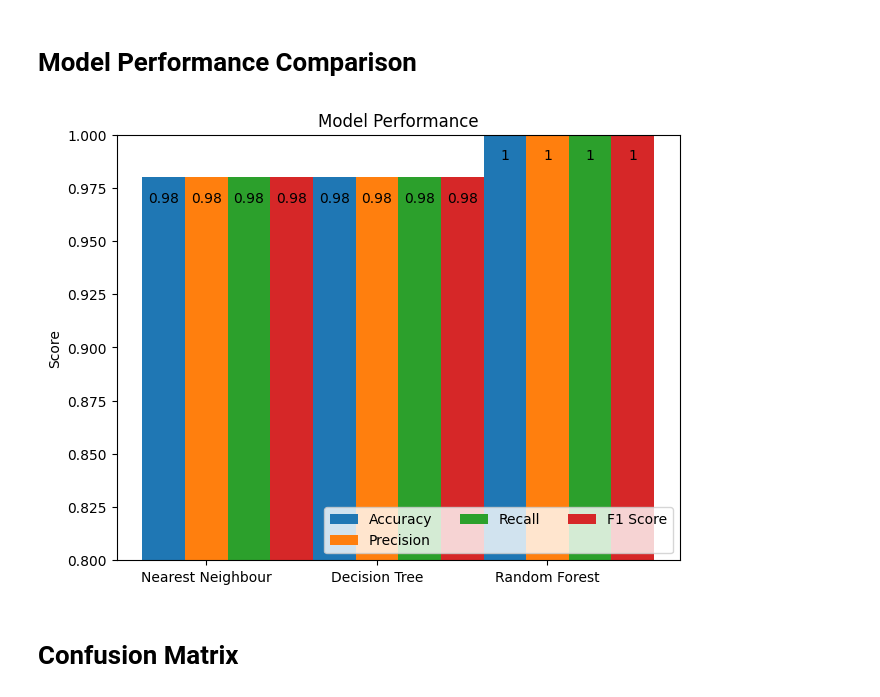
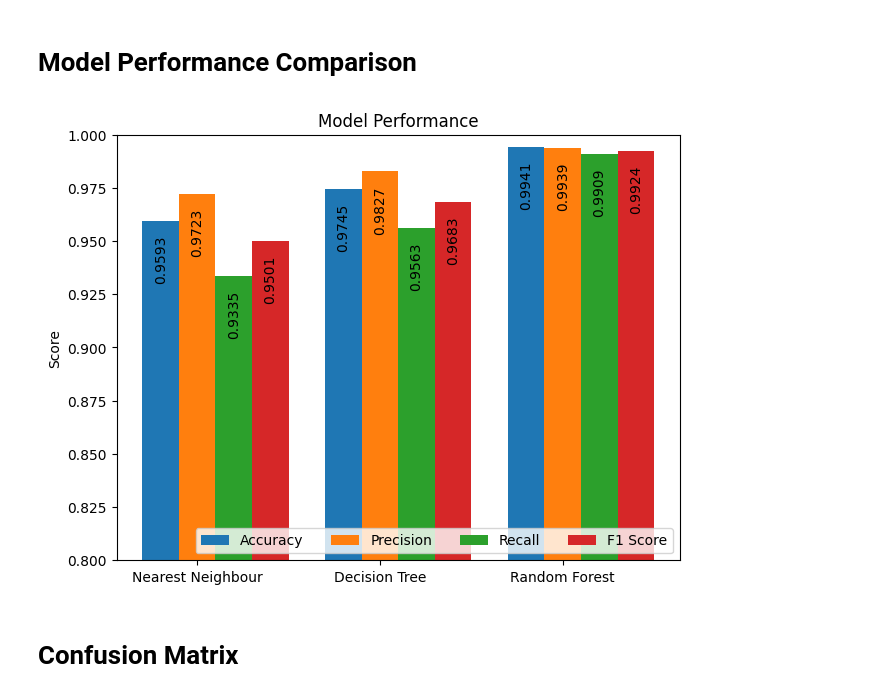
Before and after one commit to LikeMattorSomething/FutureTalentsProjects, a Jupyter notebook: GraceDataMLTests_V2.ipynb, the cells around one changed output. Saved outputs shown, nothing was run; the diff lists cells and outputs as text; code cells hidden in the pictures.

```diff
--- a/GraceDataMLTests_V2.ipynb
+++ b/GraceDataMLTests_V2.ipynb
@@ -155,35 +161,37 @@ weighted avg       1.00      1.00      1.00      1684
 # %%
 import matplotlib.pyplot as plt
 import numpy as np
 
 
 
 
 Models = ("Nearest Neighbour","Decision Tree","Random Forest")
-ModelPerformance = {'Accuracy':(0.98,0.98,1),'Precision':(0.98,0.98,1),'Recall':(0.98,0.98,1),'F1 Score':(0.98,0.98,1)}
+#ModelPerformance = {'Accuracy':(0.98,0.98,1),'Precision':(0.981,0.98,1),'Recall':(0.981,0.98,1),'F1 Score':(0.981,0.98,1)}
+ModelPerformance = {'Accuracy':(0.9593,0.9745,0.9941),'Precision':(0.9723,0.9827,0.9939),'Recall':(0.9335,0.9563,0.9909),'F1 Score':(0.9501,0.9683,0.9924)}
 
 x = np.arange(len(Models))
-width=0.25
+#width=0.25
+width=0.20
 multiplier = 0
 
 fig, ax = plt.subplots(layout='constrained')
 
 for attribute, measurement in ModelPerformance.items():
     offset = width * multiplier
     rects = ax.bar(x + offset, measurement, width, label=attribute)
-    ax.bar_label(rects, padding=-20)
+    ax.bar_label(rects, padding=-45,rotation=90)
     multiplier += 1
 
 # Add some text for labels, title and custom x-axis tick labels, etc.
 ax.set_ylabel('Score')
 ax.set_title('Model Performance')
 ax.set_xticks(x + width, Models)
-ax.legend(loc='lower right', ncols=3)
+ax.legend(loc='lower right', ncols=4)
 ax.set_ylim(0.8, 1)
 
 plt.show()
 # %% [output]
-[figure, old version]
+[figure, new version]
 # %% [markdown]
 # Confusion Matrix
 # %%
```
Also changed, not shown: parts of 2 cells of this notebook.
